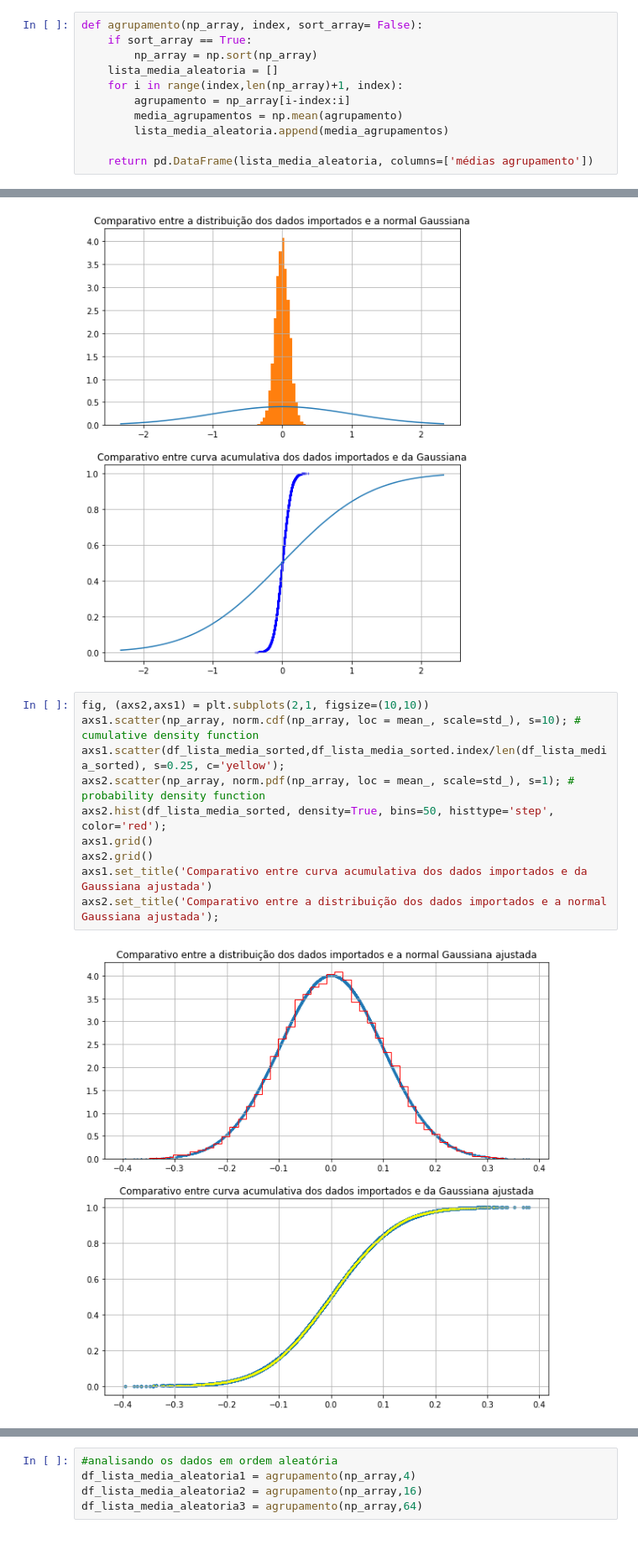
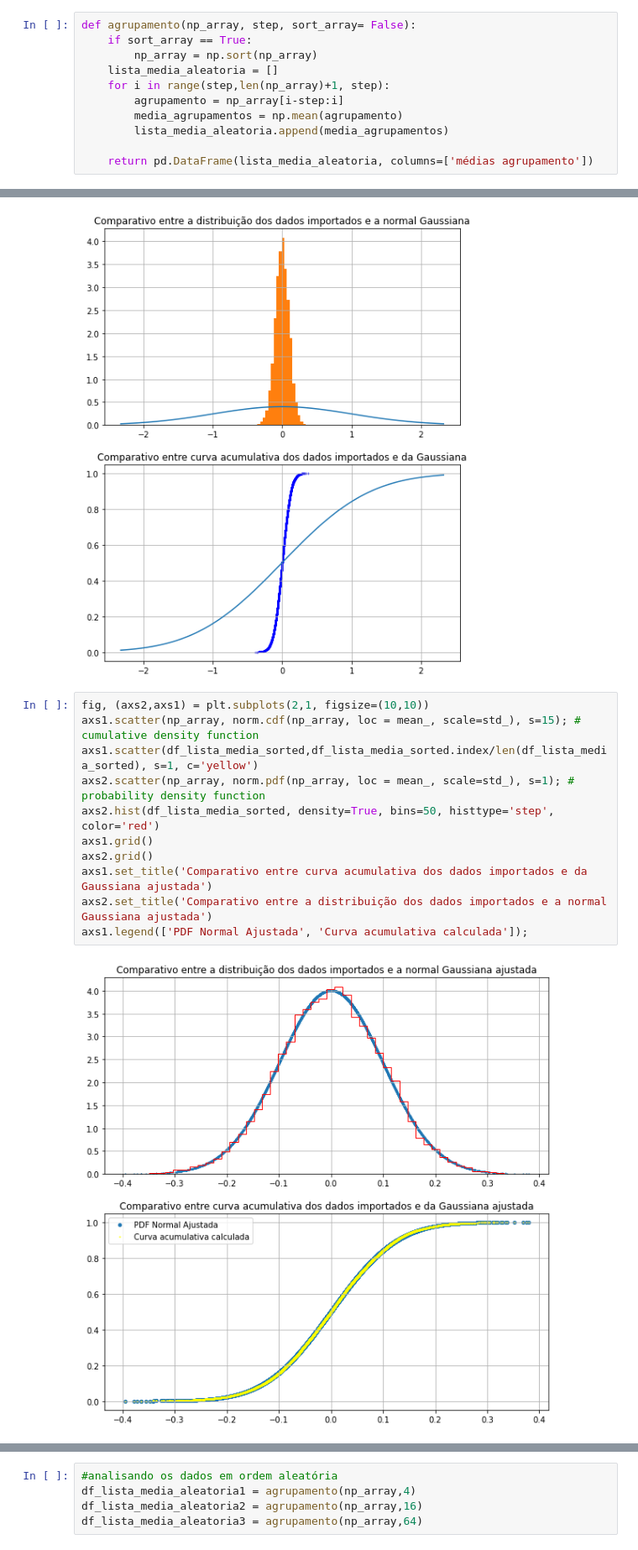
Before and after one commit to gaiogreg/projetos-lets-code, a Jupyter notebook: Projeto6/Projeto6.ipynb, the cells around one changed output, grey strips where cells are left out. Shown at 84% size. Cells and saved outputs as stored; diff of their text form.

```diff
--- a/Projeto6/Projeto6.ipynb
+++ b/Projeto6/Projeto6.ipynb
@@ -35,12 +35,12 @@ Para um intervalo de confiança de 68% nossos valores estariam entre 0.0996 e -0
 Para um intervalo de confiança de 95% nossos valores estariam entre 0.1992 e -0.1992 com uma média de-8.4e-06.
 Para um intervalo de confiança de 99.7% nossos valores estariam entre 0.2988 e -0.2988 com uma média de-8.4e-06.
 # %%
-def agrupamento(np_array, index, sort_array= False):
+def agrupamento(np_array, step, sort_array= False):
     if sort_array == True:
         np_array = np.sort(np_array)
     lista_media_aleatoria = []
-    for i in range(index,len(np_array)+1, index):
-        agrupamento = np_array[i-index:i]
+    for i in range(step,len(np_array)+1, step):
+        agrupamento = np_array[i-step:i]
         media_agrupamentos = np.mean(agrupamento)
         lista_media_aleatoria.append(media_agrupamentos)
 
@@ -67,13 +67,14 @@ axs2.set_title('Comparativo entre curva acumulativa dos dados importados e da Ga
 [figure]
 # %%
 fig, (axs2,axs1) = plt.subplots(2,1, figsize=(10,10))
-axs1.scatter(np_array, norm.cdf(np_array, loc = mean_, scale=std_), s=10); # cumulative density function
-axs1.scatter(df_lista_media_sorted,df_lista_media_sorted.index/len(df_lista_media_sorted), s=0.25, c='yellow');
+axs1.scatter(np_array, norm.cdf(np_array, loc = mean_, scale=std_), s=15); # cumulative density function
+axs1.scatter(df_lista_media_sorted,df_lista_media_sorted.index/len(df_lista_media_sorted), s=1, c='yellow')
 axs2.scatter(np_array, norm.pdf(np_array, loc = mean_, scale=std_), s=1); # probability density function
-axs2.hist(df_lista_media_sorted, density=True, bins=50, histtype='step', color='red');
+axs2.hist(df_lista_media_sorted, density=True, bins=50, histtype='step', color='red')
 axs1.grid()
 axs2.grid()
 axs1.set_title('Comparativo entre curva acumulativa dos dados importados e da Gaussiana ajustada')
-axs2.set_title('Comparativo entre a distribuição dos dados importados e a normal Gaussiana ajustada');
+axs2.set_title('Comparativo entre a distribuição dos dados importados e a normal Gaussiana ajustada')
+axs1.legend(['PDF Normal Ajustada', 'Curva acumulativa calculada']);
 # %% [output]
-[figure, old version]
+[figure, new version]
```
Also changed, not shown: parts of 5 cells of this notebook.
